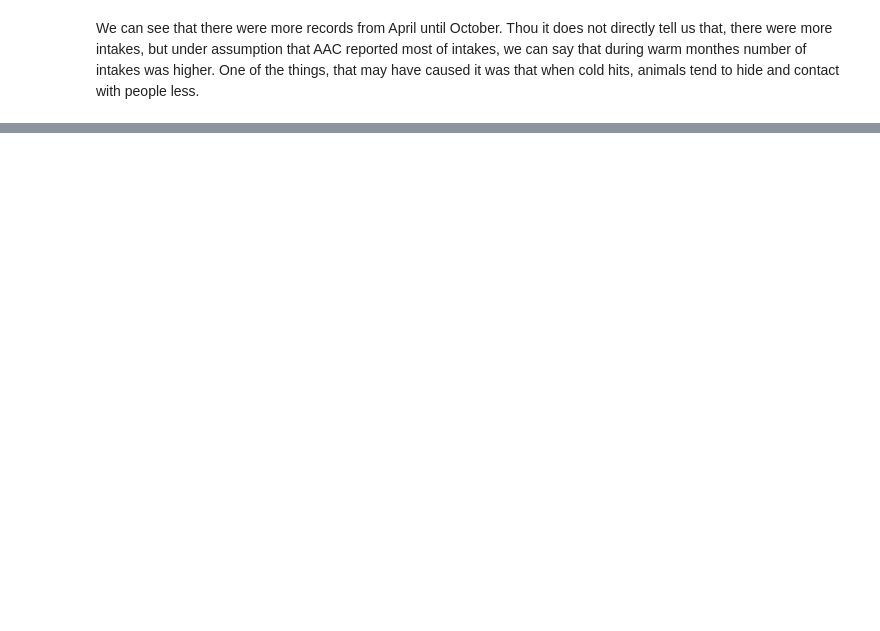
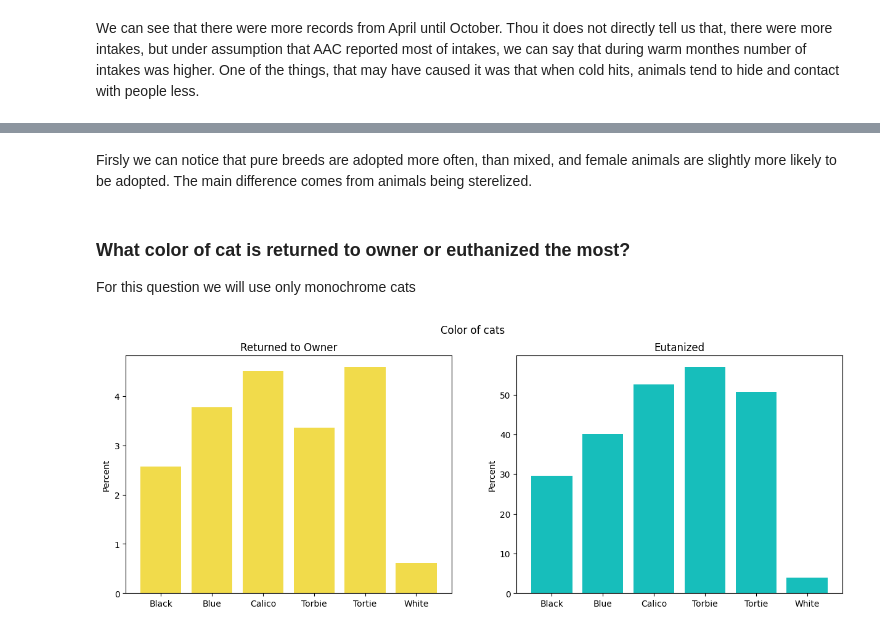
Before and after one commit to ZhigaMason/University, a Jupyter notebook: 01/assignment01.ipynb, the cells around one changed output, grey strips where cells are left out. Cells and saved outputs as stored; diff of their text form; code cells hidden in the pictures; blank space fills up the shorter version.

```diff
--- a/01/assignment01.ipynb
+++ b/01/assignment01.ipynb
@@ -925,0 +1027,41 @@ We can see that there were more records from April until October. Thou it does n
+# %% [markdown]
+Firsly we can notice that pure breeds are adopted more often, than mixed, and female animals are slightly more likely to be adopted. The main difference comes from animals being sterelized.
+# %% [markdown]
+### What color of cat is returned to owner or euthanized the most?
+
+For this question we will use only monochrome cats
+# %%
+idx = (outcome['Animal Type'] == 'Cat') & ~outcome['Color'].str.contains(r'\W', na=False)
+color = outcome.loc[idx, 'Color']
+vc = color.value_counts()
+idx &= outcome['Color'].isin((vc[vc > 500].index))
+
+RTO = outcome[idx & (outcome['Outcome Type'] == 'Return to Owner')]
+div = outcome['Color'].value_counts()
+Euthanaisa = outcome[idx & (outcome['Outcome Type'] == 'Adoption')]
+
+fig, [ax1, ax2] = plt.subplots(1, 2, figsize=(15, 5))
+
+fig.suptitle('Color of cats')
+ax1.set_title('Returned to Owner')
+vc_rto = RTO['Color'].value_counts().astype(float)
+for color in vc_rto.index:
+    vc_rto[color] = vc_rto[color] * 100 / div[color]
+vc_rto.sort_index(inplace=True)
+ax1.bar(
+    vc_rto.index, vc_rto, color='#F1DB4B'
+)
+ax1.set_ylabel('Percent')
+
+ax2.set_title('Eutanized')
+vc_eut = Euthanaisa['Color'].value_counts().astype(float)
+for color in vc_rto.index:
+    vc_eut[color] = vc_eut[color] * 100 / div[color]
+vc_eut.sort_index(inplace=True)
+ax2.bar(
+    vc_eut.index, vc_eut, color='#17BEBB'
+)
+ax2.set_ylabel('Percent')
+plt.show()
+# %% [output]
+[figure, added]
```
Also changed, not shown: parts of 18 cells of this notebook.
